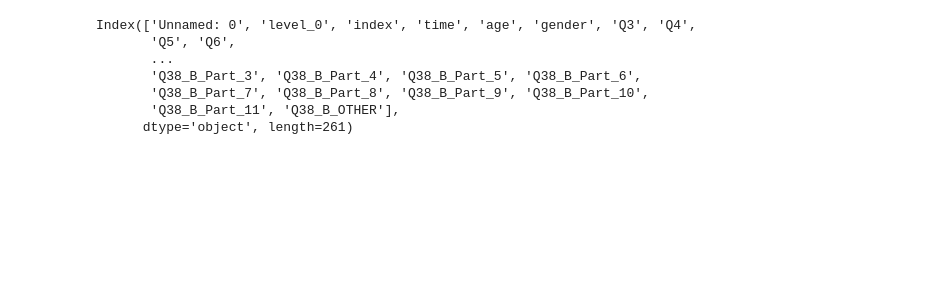
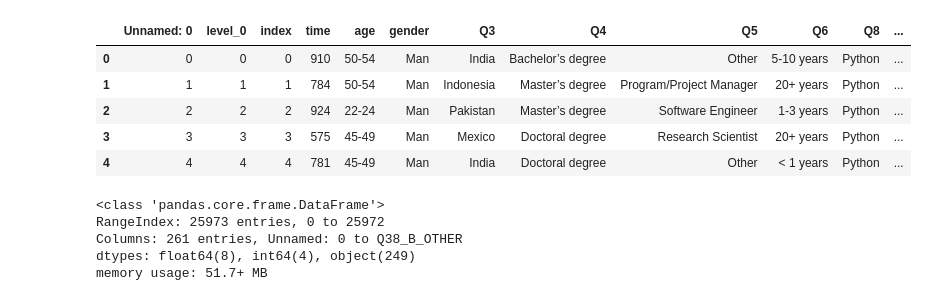
Before and after one commit to Adalab/project-DA-promo-b-modulo-2-team-2, a Jupyter notebook: HU2.ipynb, the cells around one changed output. Saved outputs shown, nothing was run; the diff lists cells and outputs as text; code cells hidden in the pictures; blank space fills up the shorter version.

```diff
--- a/HU2.ipynb
+++ b/HU2.ipynb
@@ -15,10 +19,2 @@ df.head()
 # %%
-df.columns
+df.drop(columns = columnas_eliminar, axis = 0)
-# %% [output]
-Index(['Unnamed: 0', 'level_0', 'index', 'time', 'age', 'gender', 'Q3', 'Q4',
-       'Q5', 'Q6',
-       ...
-       'Q38_B_Part_3', 'Q38_B_Part_4', 'Q38_B_Part_5', 'Q38_B_Part_6',
-       'Q38_B_Part_7', 'Q38_B_Part_8', 'Q38_B_Part_9', 'Q38_B_Part_10',
-       'Q38_B_Part_11', 'Q38_B_OTHER'],
-      dtype='object', length=261)
@@ -26,0 +21,17 @@ columnas_eliminar= ['Unnamed:0','level_0','time','age','gender','Q4','Q20','Q21'
+# %%
+df.head()
+# %% [output]
+|  | Unnamed: 0 | level_0 | index | time | age | gender | Q3 | Q4 | Q5 | Q6 | Q8 | ... |
+| 0 | 0 | 0 | 0 | 910 | 50-54 | Man | India | Bachelor’s degree | Other | 5-10 years | Python | ... |
+| 1 | 1 | 1 | 1 | 784 | 50-54 | Man | Indonesia | Master’s degree | Program/Project Manager | 20+ years | Python | ... |
+| 2 | 2 | 2 | 2 | 924 | 22-24 | Man | Pakistan | Master’s degree | Software Engineer | 1-3 years | Python | ... |
+| 3 | 3 | 3 | 3 | 575 | 45-49 | Man | Mexico | Doctoral degree | Research Scientist | 20+ years | Python | ... |
+| 4 | 4 | 4 | 4 | 781 | 45-49 | Man | India | Doctoral degree | Other | < 1 years | Python | ... |
+# %%
+df.info()
+# %% [output]
+<class 'pandas.core.frame.DataFrame'>
+RangeIndex: 25973 entries, 0 to 25972
+Columns: 261 entries, Unnamed: 0 to Q38_B_OTHER
+dtypes: float64(8), int64(4), object(249)
+memory usage: 51.7+ MB
```
Also changed, not shown: parts of 11 cells of this notebook, 2 other files.
